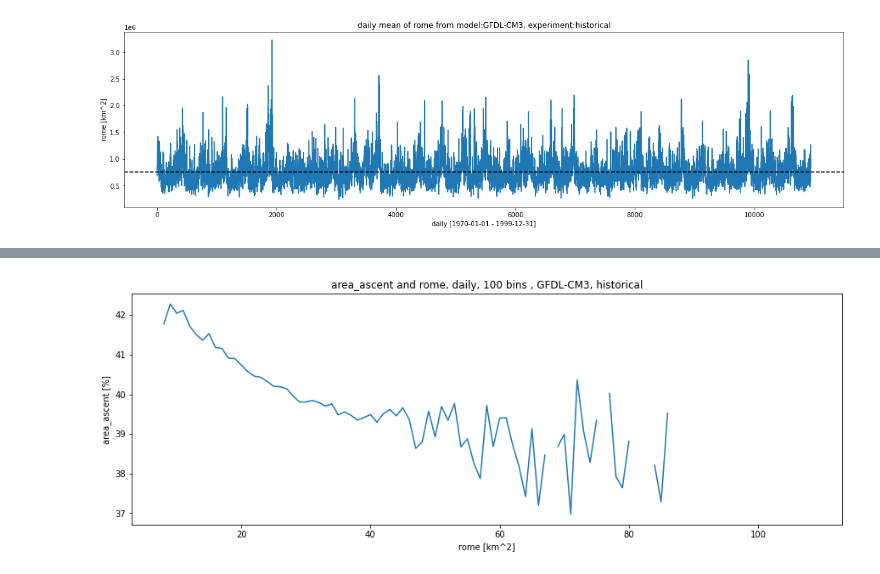
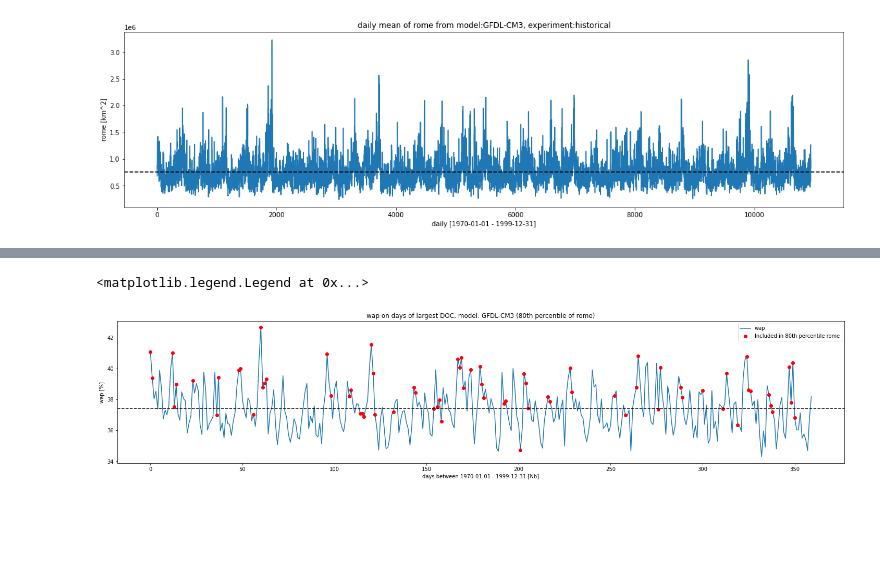
Before and after one commit to PBlackberg/phd, a Jupyter notebook: plotting/correlations/org_circ/org_wap.ipynb, the cells around one changed output, grey strips where cells are left out. Cells and saved outputs as stored; diff of their text form; code cells hidden in the pictures; blank space fills up the shorter version.

```diff
--- a/plotting/correlations/org_circ/org_wap.ipynb
+++ b/plotting/correlations/org_circ/org_wap.ipynb
@@ -682,8 +280,35 @@ plot_scatter(x,y,scatter_type)
-# %%
-x = org
-y = areaFrac
-bin_type = 'daily, 100 bins '
-
-plot_bins(x,y, bin_type)
-# %% [output]
-[figure, removed]
+# %%
+timeMean_options = [
+    # 'annual',
+    'monthly',
+    # 'daily'
+    ]
+
+x = resample_timeMean(org, timeMean_options[0])
+aWeights = np.cos(np.deg2rad(data.lat))
+y = data.weighted(aWeights).mean(dim=('lat','lon'))
+y = resample_timeMean(y, timeMean_options[0])
+
+x_threshold = 80
+x_prctile = np.percentile(x, x_threshold)
+x_org= np.squeeze(np.argwhere(x.data>=x_prctile)) # positive anomalies are where DOC exceed the monthly mean
+
+x_data= np.arange(0,len(y))
+
+f, ax = plt.subplots(figsize = (25,5))
+title = 'wap on days of largest DOC, model: {} ({}th percentile of {})'.format(datasets[0], str(x_threshold), org_options[0])
+label = 'Included in {}th percentile {}'.format(str(x_threshold), org_options[0])
+
+ax.plot(x_data,y, zorder=0,label=data_options[0])
+ax.scatter(x_org, y[x_org], label=label, color='r')
+ax.axhline(y=np.mean(y), color='k', linestyle = '--')
+ax.set_title(title)
+
+
+ax.set_xlabel('days between ' + str(data.coords['time'][0].values)[:10]
+              +' - '+ str(data.coords['time'][-1].values)[:10] + ' [Nb]')
+ax.set_ylabel('{} [{}]'.format(data_options[0], '%'))
+ax.legend()
+# %% [output]
+<matplotlib.legend.Legend at 0x...>
+[figure, added]
```
Also changed, not shown: parts of 34 cells of this notebook.
